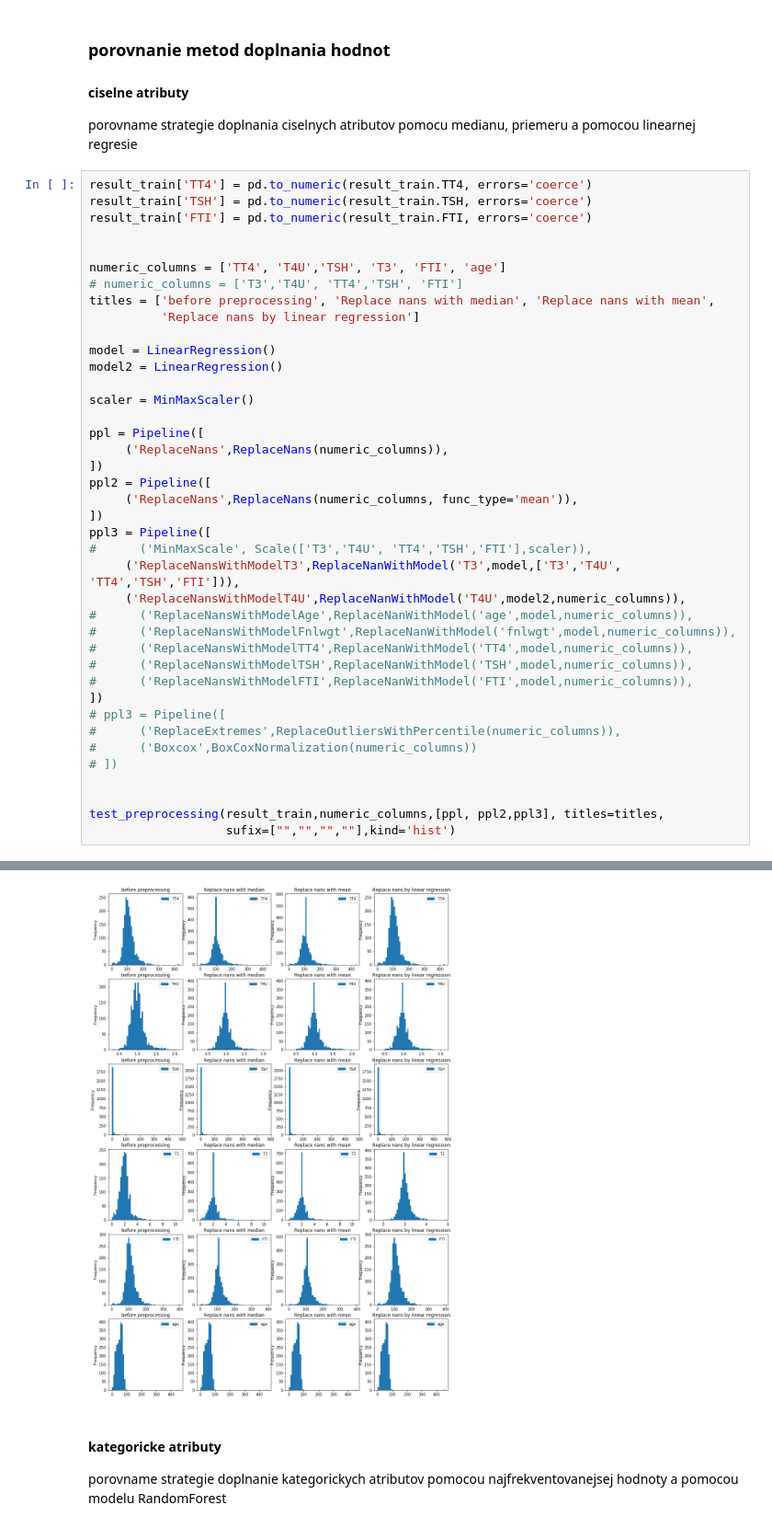
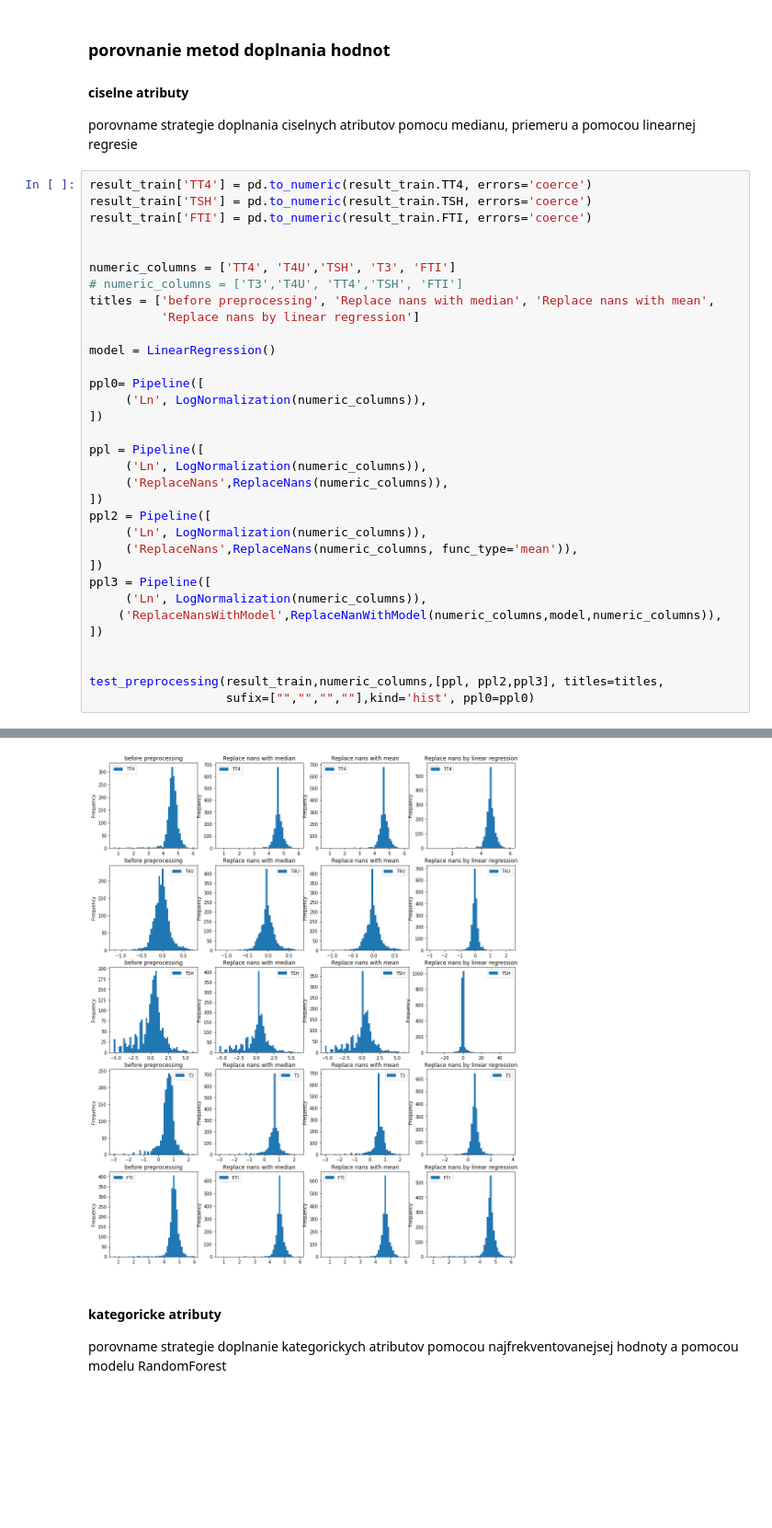
Before and after one commit to Pomichal/pr1_IAU, a Jupyter notebook: Preprocessing.ipynb, the cells around one changed output, grey strips where cells are left out. Shown at 92% size. Cells and saved outputs as stored; diff of their text form; blank space fills up the shorter version.

Commit message:
linear regresion asi funguje nejak

```diff
--- a/Preprocessing.ipynb
+++ b/Preprocessing.ipynb
@@ -774,38 +830,31 @@ result_train['TSH'] = pd.to_numeric(result_train.TSH, errors='coerce')
 result_train['FTI'] = pd.to_numeric(result_train.FTI, errors='coerce')
 
 
-numeric_columns = ['TT4', 'T4U','TSH', 'T3', 'FTI', 'age']
+numeric_columns = ['TT4', 'T4U','TSH', 'T3', 'FTI']
 # numeric_columns = ['T3','T4U', 'TT4','TSH', 'FTI']
 titles = ['before preprocessing', 'Replace nans with median', 'Replace nans with mean',
           'Replace nans by linear regression']
 
 model = LinearRegression()
-model2 = LinearRegression()
 
-scaler = MinMaxScaler()
+ppl0= Pipeline([
+     ('Ln', LogNormalization(numeric_columns)),
+])
 
 ppl = Pipeline([
+     ('Ln', LogNormalization(numeric_columns)),
      ('ReplaceNans',ReplaceNans(numeric_columns)),
 ])
 ppl2 = Pipeline([
+     ('Ln', LogNormalization(numeric_columns)),
      ('ReplaceNans',ReplaceNans(numeric_columns, func_type='mean')),
 ])
 ppl3 = Pipeline([
-#      ('MinMaxScale', Scale(['T3','T4U', 'TT4','TSH','FTI'],scaler)),
-     ('ReplaceNansWithModelT3',ReplaceNanWithModel('T3',model,['T3','T4U', 'TT4','TSH','FTI'])),
-     ('ReplaceNansWithModelT4U',ReplaceNanWithModel('T4U',model2,numeric_columns)),
-#      ('ReplaceNansWithModelAge',ReplaceNanWithModel('age',model,numeric_columns)),
-#      ('ReplaceNansWithModelFnlwgt',ReplaceNanWithModel('fnlwgt',model,numeric_columns)),
-#      ('ReplaceNansWithModelTT4',ReplaceNanWithModel('TT4',model,numeric_columns)),
-#      ('ReplaceNansWithModelTSH',ReplaceNanWithModel('TSH',model,numeric_columns)),
-#      ('ReplaceNansWithModelFTI',ReplaceNanWithModel('FTI',model,numeric_columns)),
+     ('Ln', LogNormalization(numeric_columns)),
+    ('ReplaceNansWithModel',ReplaceNanWithModel(numeric_columns,model,numeric_columns)),
 ])
-# ppl3 = Pipeline([
-#      ('ReplaceExtremes',ReplaceOutliersWithPercentile(numeric_columns)),
-#      ('Boxcox',BoxCoxNormalization(numeric_columns))
-# ])
 
 
 test_preprocessing(result_train,numeric_columns,[ppl, ppl2,ppl3], titles=titles,
-                   sufix=["","","",""],kind='hist')
+                   sufix=["","","",""],kind='hist', ppl0=ppl0)
 # %% [output]
@@ -817,4 +873,4 @@ na riadky:  235 atribut: T4U
-[figure, old version]
+[figure, new version]
 # %% [markdown]
 #### kategoricke atributy
 
```
Also changed, not shown: parts of 3 cells of this notebook.
